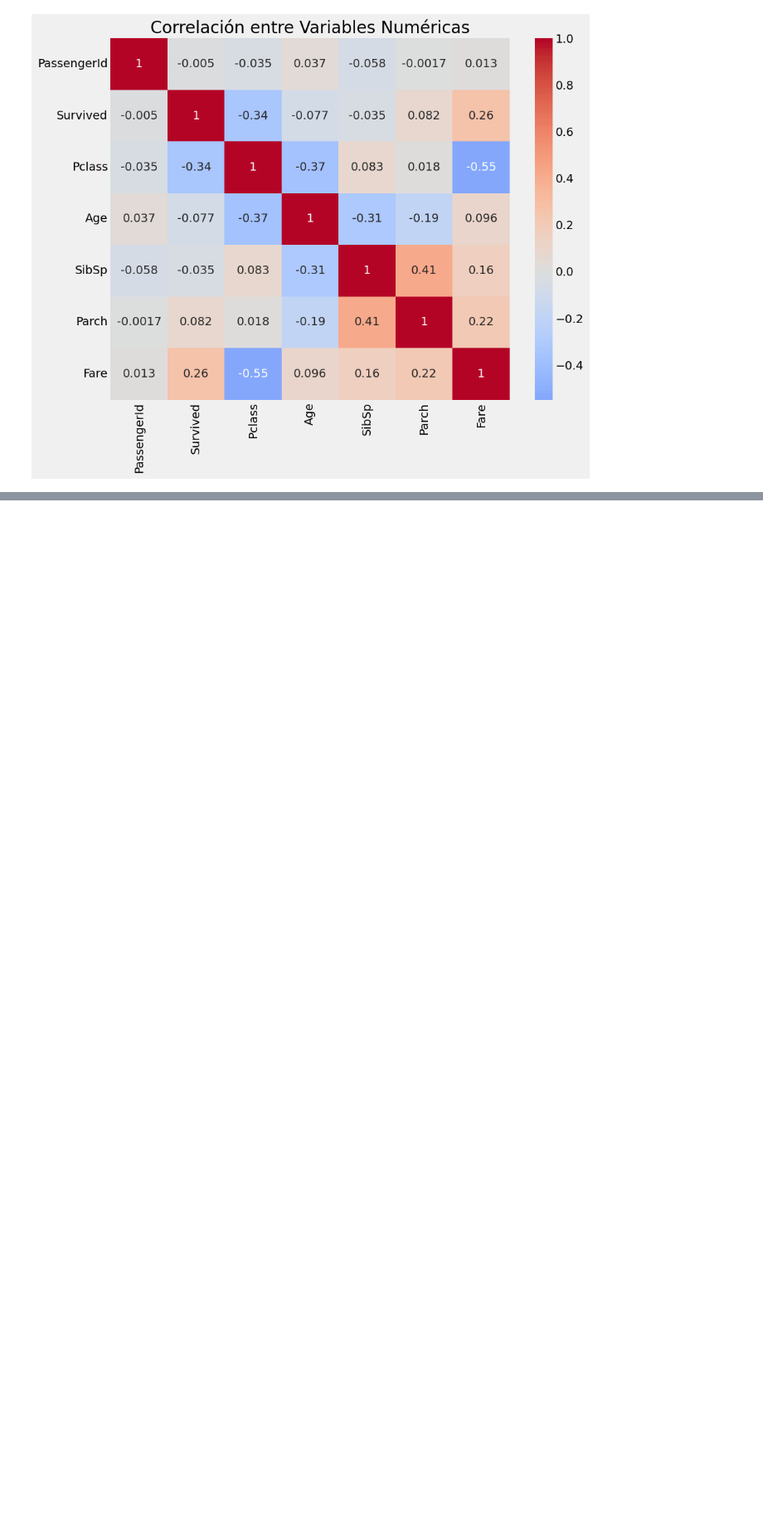
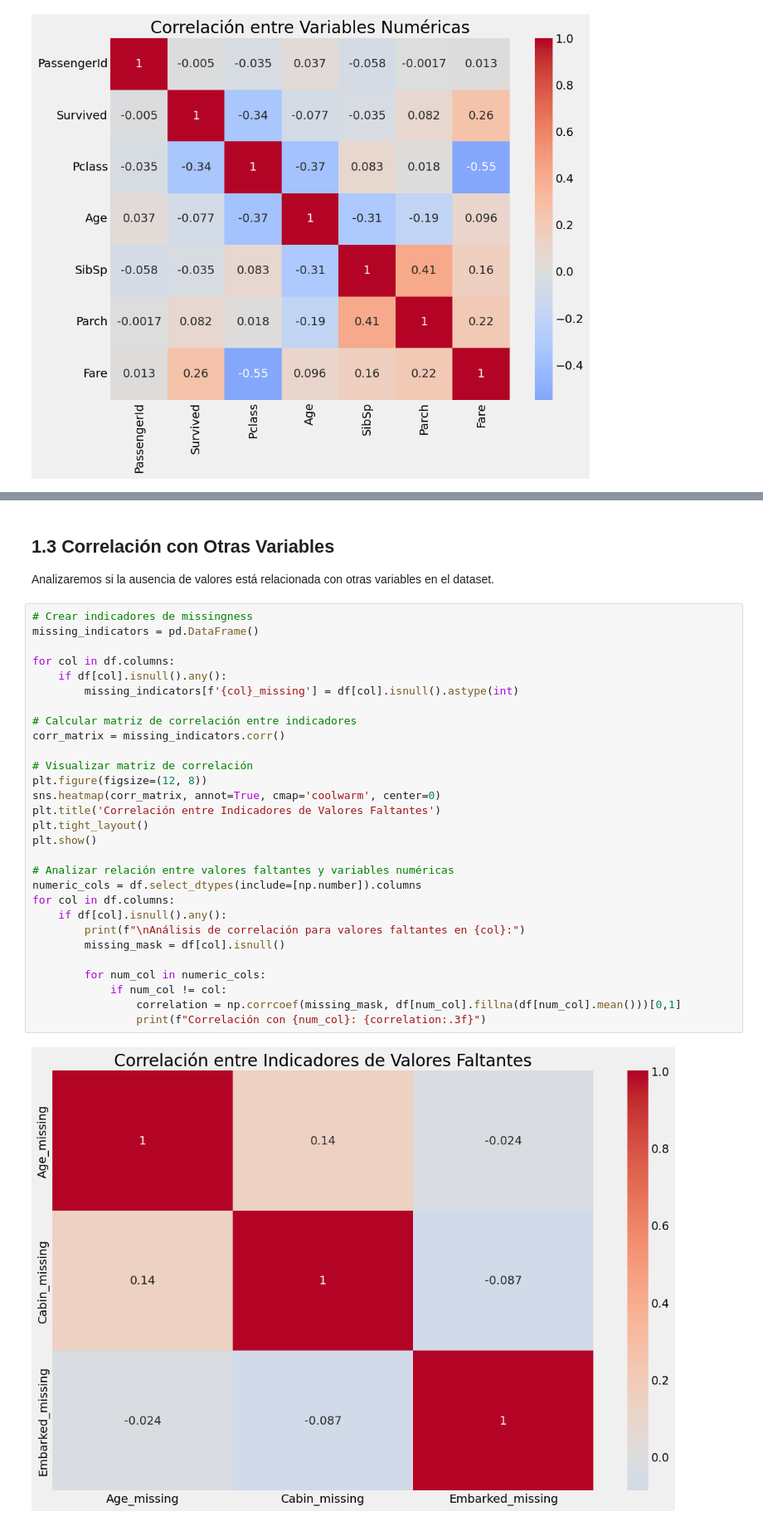
Before and after one commit to santiagosauma/ConcentracionAI, a Jupyter notebook: Entrega2/notebooks/01_preprocessing.ipynb, the cells around one changed output, grey strips where cells are left out. Shown at 83% size. Saved outputs shown, nothing was run; the diff lists cells and outputs as text; blank space fills up the shorter version.

```diff
--- a/Entrega2/notebooks/01_preprocessing.ipynb
+++ b/Entrega2/notebooks/01_preprocessing.ipynb
@@ -207,0 +288,34 @@ plt.show()
+# %% [markdown]
+## 1.3 Correlación con Otras Variables
+Analizaremos si la ausencia de valores está relacionada con otras variables en el dataset.
+# %%
+# Crear indicadores de missingness
+missing_indicators = pd.DataFrame()
+
+for col in df.columns:
+    if df[col].isnull().any():
+        missing_indicators[f'{col}_missing'] = df[col].isnull().astype(int)
+
+# Calcular matriz de correlación entre indicadores
+corr_matrix = missing_indicators.corr()
+
+# Visualizar matriz de correlación
+plt.figure(figsize=(12, 8))
+sns.heatmap(corr_matrix, annot=True, cmap='coolwarm', center=0)
+plt.title('Correlación entre Indicadores de Valores Faltantes')
+plt.tight_layout()
+plt.show()
+
+# Analizar relación entre valores faltantes y variables numéricas
+numeric_cols = df.select_dtypes(include=[np.number]).columns
+for col in df.columns:
+    if df[col].isnull().any():
+        print(f"\nAnálisis de correlación para valores faltantes en {col}:")
+        missing_mask = df[col].isnull()
+
+        for num_col in numeric_cols:
+            if num_col != col:
+                correlation = np.corrcoef(missing_mask, df[num_col].fillna(df[num_col].mean()))[0,1]
+                print(f"Correlación con {num_col}: {correlation:.3f}")
+# %% [output]
+[figure, added]
```
Also changed, not shown: parts of 14 cells of this notebook.
